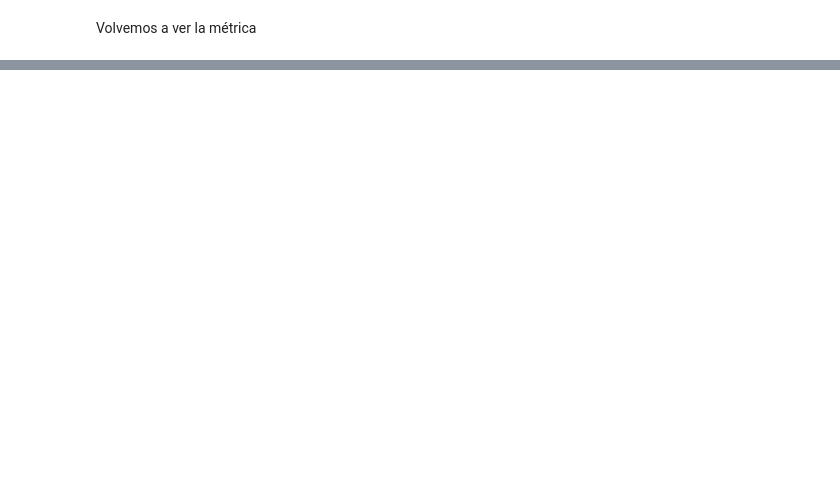
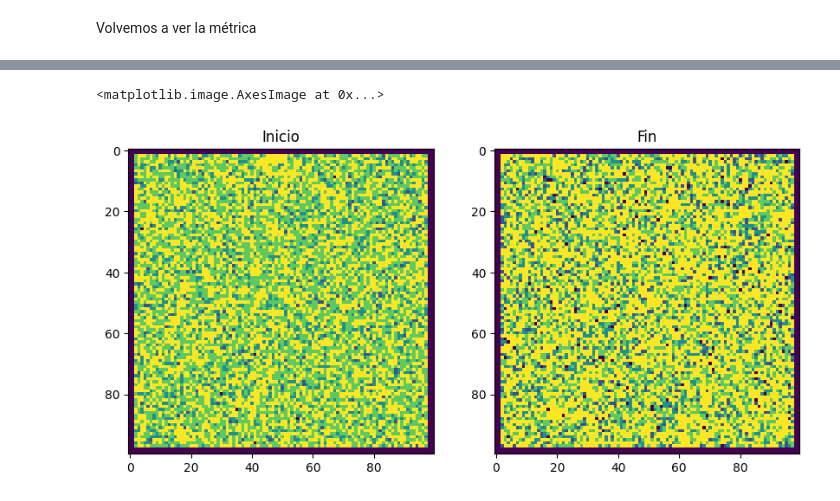
Before and after one commit to sergiohzlz/modelo_gentrificacion, a Jupyter notebook: phd_tercer_semestre.ipynb, the cells around one changed output, grey strips where cells are left out. Saved outputs shown, nothing was run; the diff lists cells and outputs as text; code cells hidden in the pictures; blank space fills up the shorter version.

```diff
--- a/phd_tercer_semestre.ipynb
+++ b/phd_tercer_semestre.ipynb
@@ -288,8 +348,10 @@ Text(0.5, 1.0, 'Estrés por celda')
 # %%
-for iter in range(100):
-    if(not iter%20):
-        print(f"Iteracion {iter}")
-    V.itera(alfa=0.1, beta=0.2, dbg=False)
+iters = 100
+for itr in range(iters):
+    if(not itr%20):
+        print(f"Iteracion {itr}")
+    V.itera(dbg=False)
+print(f"Iteracion {iters}")
 # %% [output]
 Iteracion 0
 Iteracion 20
@@ -304,11 +362,11 @@ plt.imshow(V.V, cmap='viridis')
 # %%
-E, salarios_por_celda, nbins = estres(V.V, V.agentes)
-O, bins_o = ocupacion(V.agentes, V.V.shape)
-
+# E, salarios_por_celda, nbins = estres(V.V, V.agentes)
+O, bins_o = hacinamiento(V, g=4)
+E, bins_e = estres(V)
 fig, ax = plt.subplots(1,2, figsize=(10,4))
 
 ax[0].hist(O, bins=bins_o);
-ax[0].set_title('ocupación')
-ax[1].hist(E, bins=nbins);
-ax[1].set_title('Promeido del salario por celda ')
+ax[0].set_title('Hacinamiento')
+ax[1].hist(E, bins=bins_e);
+ax[1].set_title('Estrés por celda')
 # %% [output]
@@ -322,0 +422,2 @@ donde $X = \lbrace {x_t} \rbrace_1^N$ es una serie de tiempo
+# %%
+V, E, H, bins_e, bins_h = experimento(iters=10, p=2)
@@ -322,0 +433,10 @@ donde $X = \lbrace {x_t} \rbrace_1^N$ es una serie de tiempo
+# %%
+fig, ax = plt.subplots(1,2, figsize=(10,5))
+
+ax[0].set_title("Inicio")
+ax[0].imshow(V[0])
+ax[1].set_title("Fin")
+ax[1].imshow(V[-1])
+# %% [output]
+<matplotlib.image.AxesImage at 0x...>
+[figure, added]
```
Also changed, not shown: parts of 39 cells of this notebook, 1 other file.
